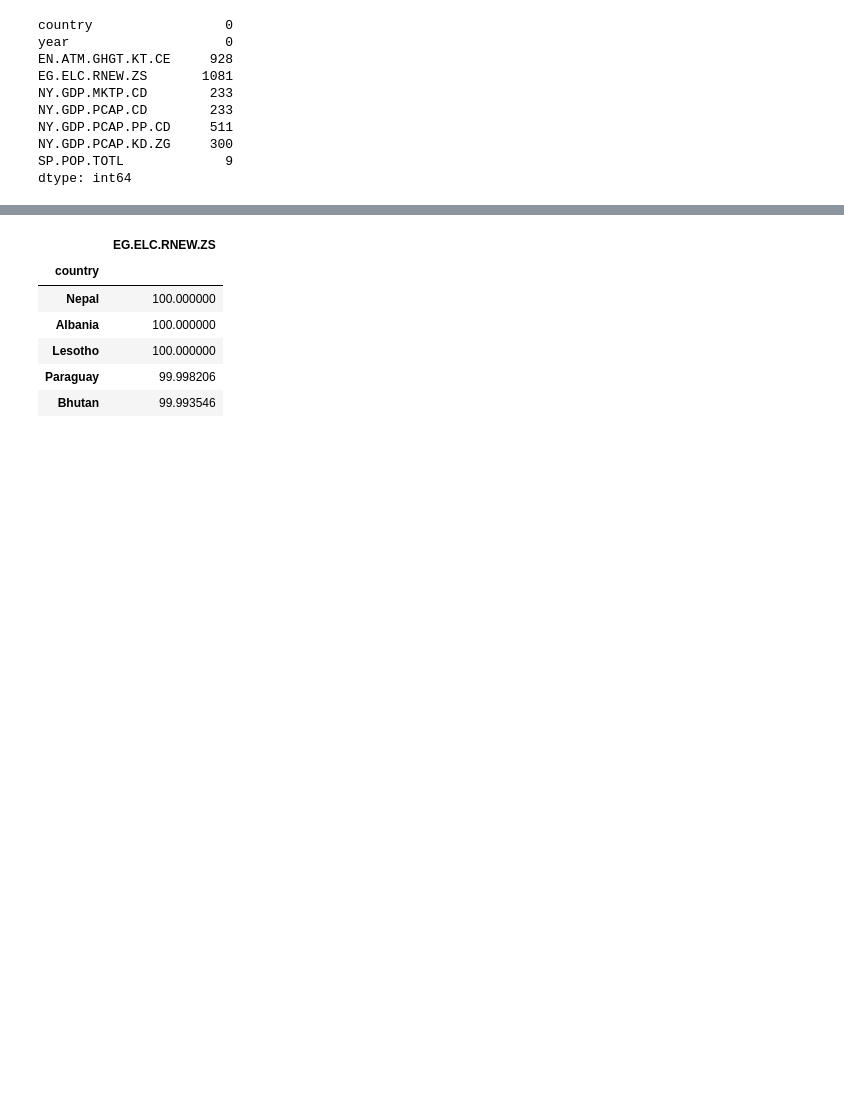
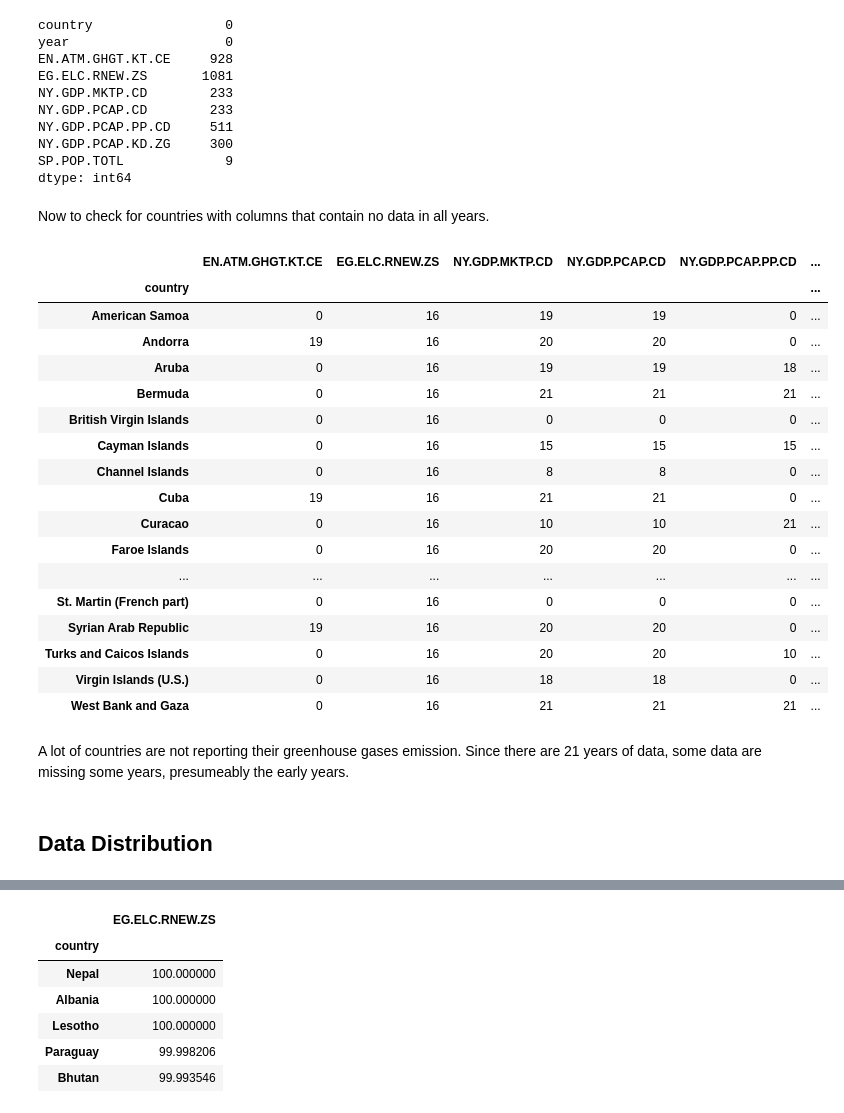
Before and after one commit to shaunyongfc/world-bank-country-green-analysis, a Jupyter notebook: EDA_1.ipynb, the cells around one changed output, grey strips where cells are left out. Cells and saved outputs as stored; diff of their text form; code cells hidden in the pictures; blank space fills up the shorter version.

```diff
--- a/EDA_1.ipynb
+++ b/EDA_1.ipynb
@@ -99,10 +120,34 @@ NY.GDP.PCAP.PP.CD     511
 NY.GDP.PCAP.KD.ZG     300
 SP.POP.TOTL             9
 dtype: int64
+# %% [markdown]
+Now to check for countries with columns that contain no data in all years.
 # %%
-# Check for countries with columns completely blank (no data in all years)
-# valid_data_by_country = data.set_index(['country', 'year']).groupby('country').count()
-# valid_data_by_country[(valid_data_by_country == 0).sum(axis=1) > 0]
+valid_data_by_country = data.set_index(['country', 'year']).groupby('country').count()
+valid_data_by_country[(valid_data_by_country == 0).sum(axis=1) > 0]
+# %% [output]
+|  | EN.ATM.GHGT.KT.CE | EG.ELC.RNEW.ZS | NY.GDP.MKTP.CD | NY.GDP.PCAP.CD | NY.GDP.PCAP.PP.CD | ... |
+| country |  |  |  |  |  | ... |
+| American Samoa | 0 | 16 | 19 | 19 | 0 | ... |
+| Andorra | 19 | 16 | 20 | 20 | 0 | ... |
+| Aruba | 0 | 16 | 19 | 19 | 18 | ... |
+| Bermuda | 0 | 16 | 21 | 21 | 21 | ... |
+| British Virgin Islands | 0 | 16 | 0 | 0 | 0 | ... |
+| Cayman Islands | 0 | 16 | 15 | 15 | 15 | ... |
+| Channel Islands | 0 | 16 | 8 | 8 | 0 | ... |
+| Cuba | 19 | 16 | 21 | 21 | 0 | ... |
+| Curacao | 0 | 16 | 10 | 10 | 21 | ... |
+| Faroe Islands | 0 | 16 | 20 | 20 | 0 | ... |
+| ... | ... | ... | ... | ... | ... | ... |
+| St. Martin (French part) | 0 | 16 | 0 | 0 | 0 | ... |
+| Syrian Arab Republic | 19 | 16 | 20 | 20 | 0 | ... |
+| Turks and Caicos Islands | 0 | 16 | 20 | 20 | 10 | ... |
+| Virgin Islands (U.S.) | 0 | 16 | 18 | 18 | 0 | ... |
+| West Bank and Gaza | 0 | 16 | 21 | 21 | 21 | ... |
+# %% [markdown]
+A lot of countries are not reporting their greenhouse gases emission. Since there are 21 years of data, some data are missing some years, presumeably the early years.
+# %% [markdown]
+## Data Distribution
 # %%
 def get_latest_data(df, column):
     """
```
Also changed, not shown: parts of 33 cells of this notebook.
